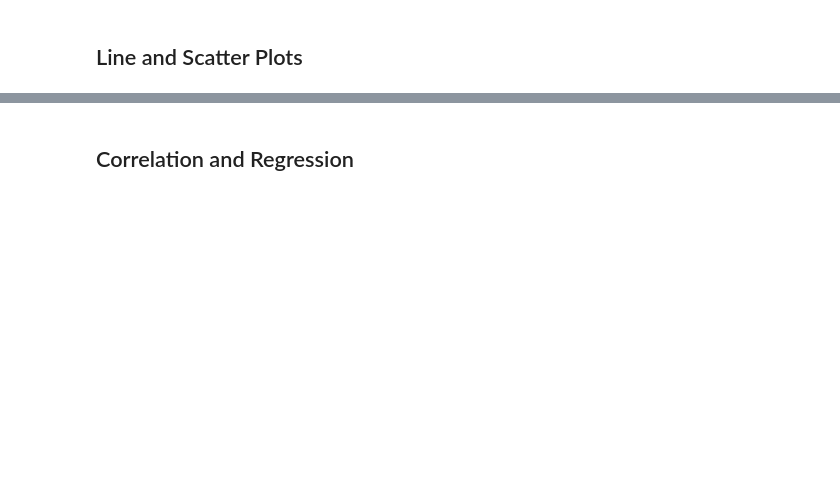
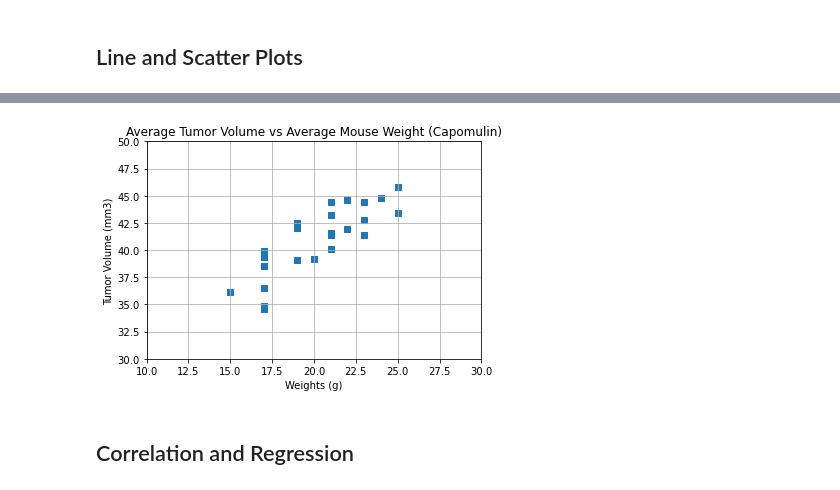
Before and after one commit to jroy22/matplotlib-challenge, a Jupyter notebook: Pymaceutical/PymaceuticalsAnalysis.ipynb, the cells around one changed output, grey strips where cells are left out. Saved outputs shown, nothing was run; the diff lists cells and outputs as text; code cells hidden in the pictures; blank space fills up the shorter version.

```diff
--- a/Pymaceutical/PymaceuticalsAnalysis.ipynb
+++ b/Pymaceutical/PymaceuticalsAnalysis.ipynb
@@ -349,2 +336,7 @@ TypeError: 'Series' objects are mutable, thus they cannot be hashed
 # %%
 # Generate a scatter plot of average tumor volume vs. mouse weight for the Capomulin regimen
+capomulin = clean_mouse_results.loc[clean_mouse_results["Drug Regimen"] == "Capomulin"]
+capomulin
+
+avg_capomulin_group = capomulin.groupby(["Mouse ID"]).mean()
+avg_capomulin_group
@@ -351,3 +362,15 @@ TypeError: 'Series' objects are mutable, thus they cannot be hashed
+# %%
+plt.scatter(avg_capomulin_group["Weight (g)"], avg_capomulin_group["Tumor Volume (mm3)"],marker = "s")
+
+plt.title("Average Tumor Volume vs Average Mouse Weight (Capomulin)")
+plt.xlabel("Weights (g)")
+plt.ylabel("Tumor Volume (mm3)")
+plt.xlim(10,30)
+plt.ylim(30,50)
+plt.grid(True)
+plt.show()
+# %% [output]
+[figure, added]
 # %% [markdown]
 ## Correlation and Regression
 # %%
```
Also changed, not shown: parts of 6 cells of this notebook.
